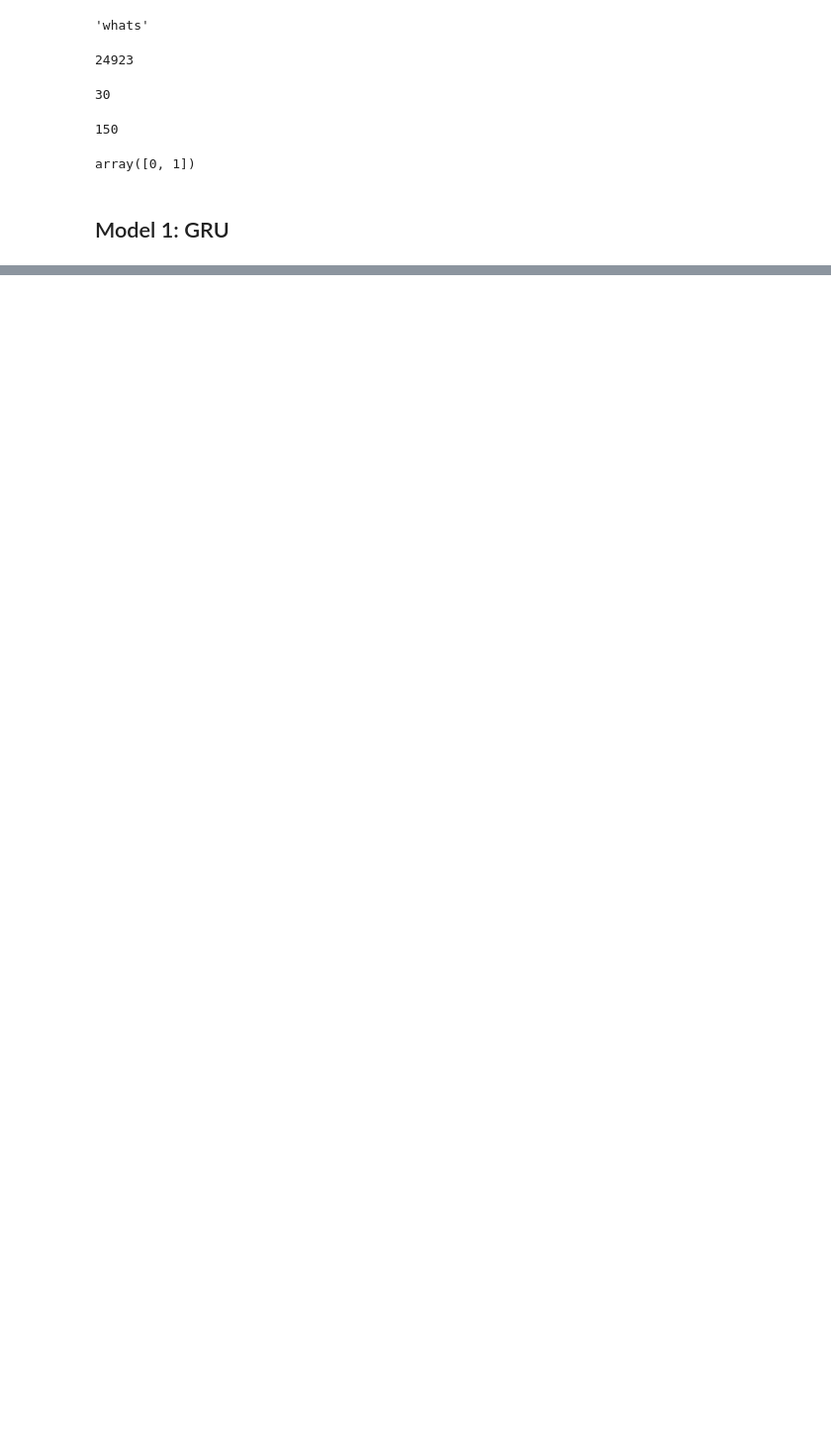
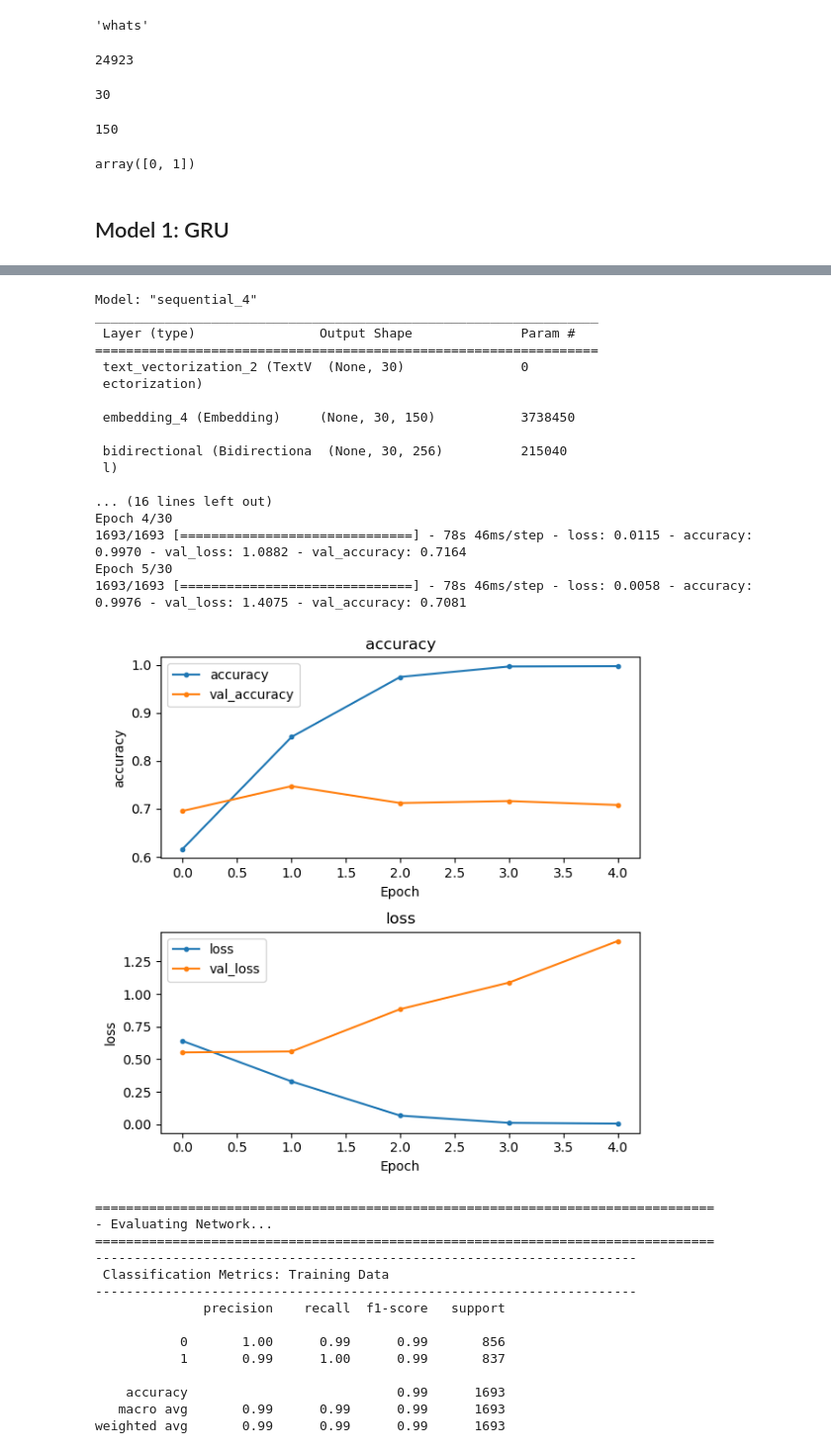
Before and after one commit to VALDE021/Data-Enrichment-Project, a Jupyter notebook: Project 2 Part 6-EricNV.ipynb, the cells around one changed output, grey strips where cells are left out. Shown at 99% size. Cells and saved outputs as stored; diff of their text form; code cells hidden in the pictures; blank space fills up the shorter version.

```diff
--- a/Project 2 Part 6-EricNV.ipynb
+++ b/Project 2 Part 6-EricNV.ipynb
@@ -846,0 +960,78 @@ weighted avg       0.71      0.71      0.71       243
+# %%
+def build_gru_model_bi_pool(text_vectorization_layer):
+
+    gru_model_bi_pool = Sequential([
+        text_vectorization_layer,
+        layers.Embedding(input_dim=VOCAB_SIZE,
+                      output_dim=EMBED_DIM,
+                      input_length=SEQUENCE_LENGTH)])
+
+    # Add bidirectional component to GRU layer
+    gru_model_bi_pool.add(layers.Bidirectional(layers.GRU(128, return_sequences = True)))
+
+    # Add a pooling layer *new
+    gru_model_bi_pool.add(layers.GlobalMaxPooling1D())
+
+    # Output layer
+    gru_model_bi_pool.add(layers.Dense(len(classes), activation='softmax'))
+
+    optimizer = optimizers.legacy.Adam()
+    gru_model_bi_pool.compile(optimizer=optimizer,
+                  loss='sparse_categorical_crossentropy', metrics=['accuracy'])
+    gru_model_bi_pool.summary()
+    return gru_model_bi_pool
+# %%
+# Include callbacks
+def get_callbacks(patience=3, monitor='val_accuracy'):
+    early_stop =fn.tf.keras.callbacks.EarlyStopping(patience=patience, monitor=monitor)
+    return [early_stop]
+# %%
+# Build the model
+model = build_gru_model_bi_pool(sequence_vectorizer)
+
+# Fit the model
+EPOCHS = 30
+history = model.fit(
+    train_ds,
+    epochs=EPOCHS,
+    validation_data=val_ds,
+    callbacks=get_callbacks(),
+)
+
+# Evaluate the model
+results = fn.evaluate_classification_network(
+    model, X_train=train_ds,
+    X_test=test_ds, history=history);
+# %% [output]
+Model: "sequential_4"
+_________________________________________________________________
+ Layer (type)                Output Shape              Param #
+=================================================================
+ text_vectorization_2 (TextV  (None, 30)               0
+ ectorization)
+
+ embedding_4 (Embedding)     (None, 30, 150)           3738450
+
+ bidirectional (Bidirectiona  (None, 30, 256)          215040
+ l)
+
+... (16 lines left out)
+Epoch 4/30
+1693/1693 [==============================] - 78s 46ms/step - loss: 0.0115 - accuracy: 0.9970 - val_loss: 1.0882 - val_accuracy: 0.7164
+Epoch 5/30
+1693/1693 [==============================] - 78s 46ms/step - loss: 0.0058 - accuracy: 0.9976 - val_loss: 1.4075 - val_accuracy: 0.7081
+[figure, added]
+================================================================================
+- Evaluating Network...
+================================================================================
+----------------------------------------------------------------------
+ Classification Metrics: Training Data
+----------------------------------------------------------------------
+              precision    recall  f1-score   support
+
+           0       1.00      0.99      0.99       856
+           1       0.99      1.00      0.99       837
+
+    accuracy                           0.99      1693
+   macro avg       0.99      0.99      0.99      1693
+weighted avg       0.99      0.99      0.99      1693
```
Also changed, not shown: parts of 15 cells of this notebook, 2 other files.
